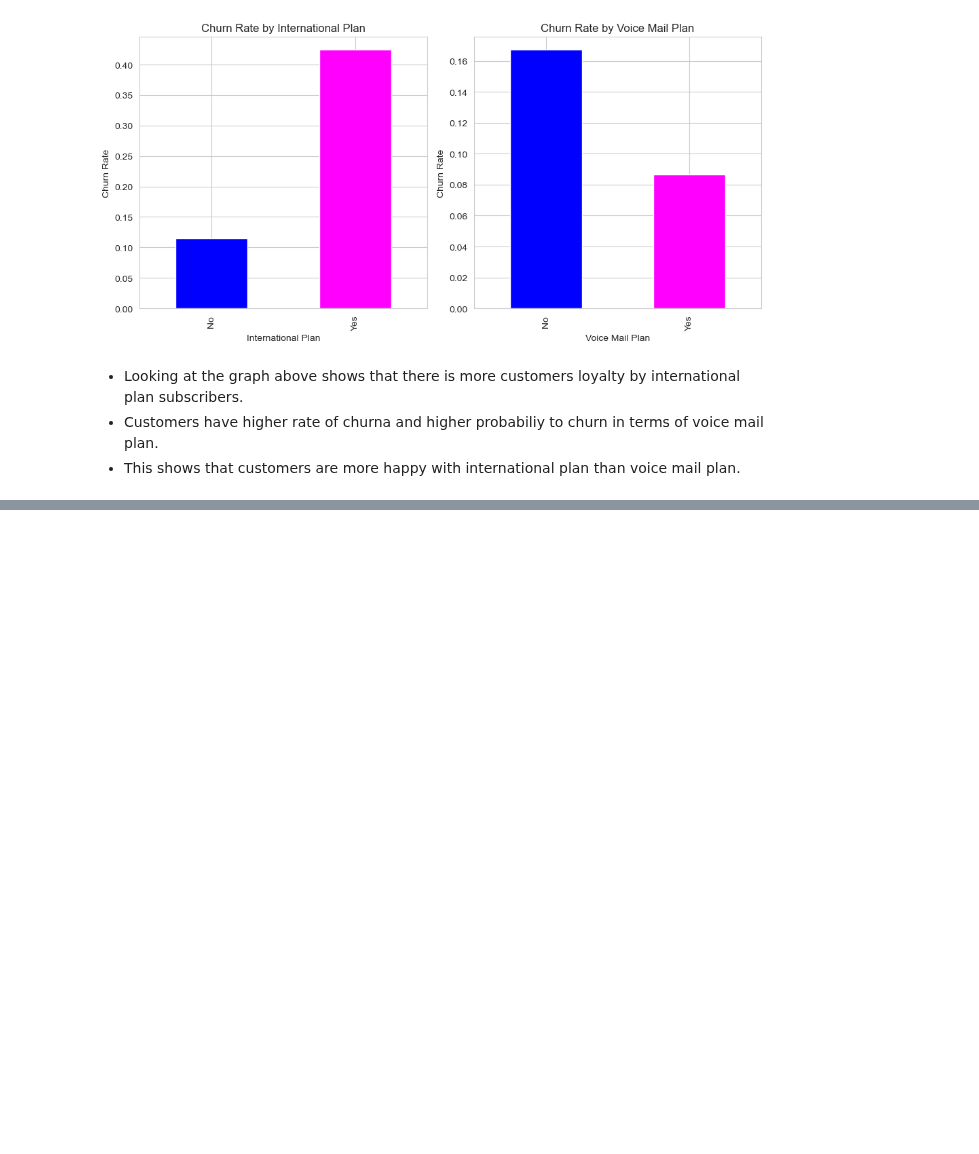
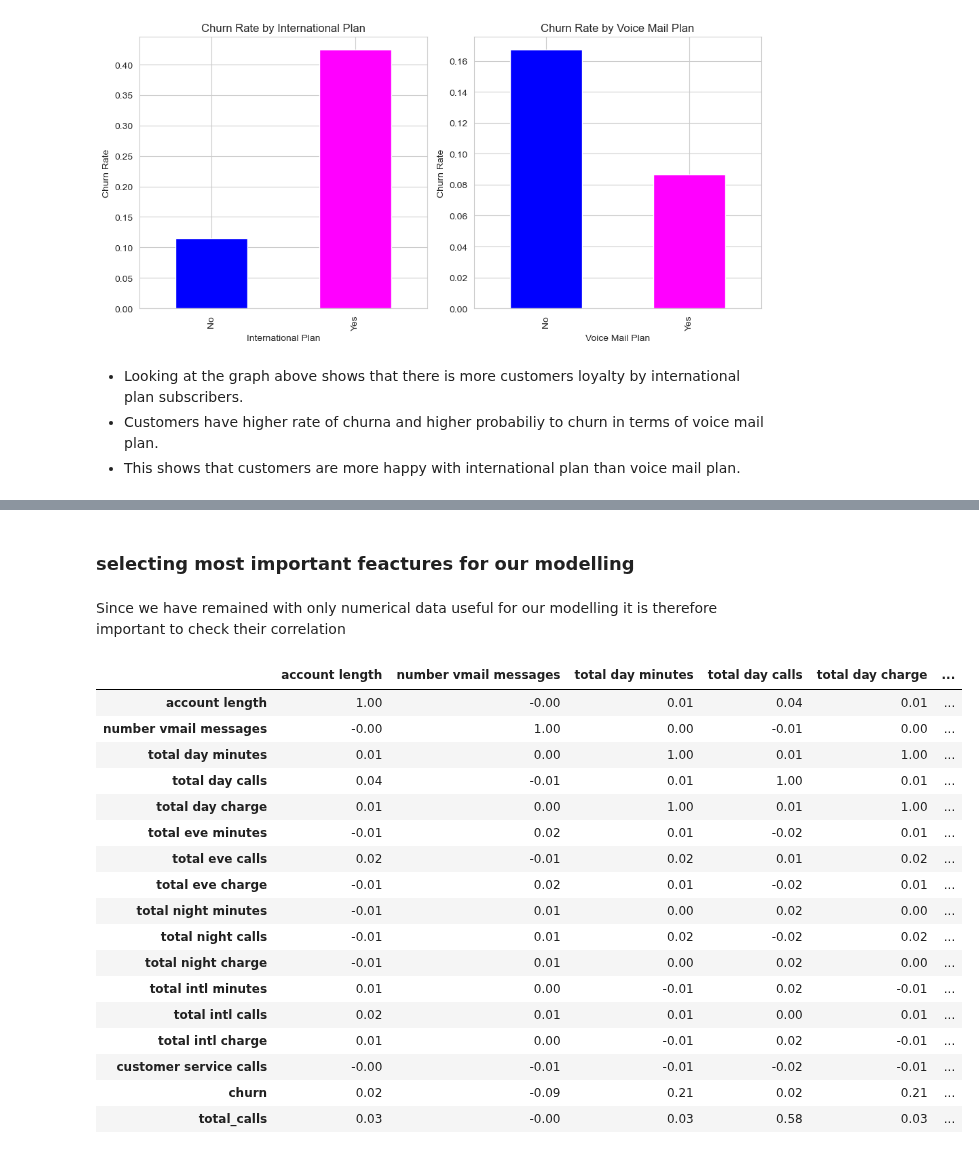
Before and after one commit to nelkemboi/dsc-phase-3-project-v2-3, a Jupyter notebook: customerchurn.ipynb, the cells around one changed output, grey strips where cells are left out. Drawn from its saved outputs; the diff is of its cells as text; code cells hidden in the pictures; blank space fills up the shorter version.

```diff
--- a/customerchurn.ipynb
+++ b/customerchurn.ipynb
@@ -281,0 +301,2 @@ plt.show()
+# %% [markdown]
+### selecting most important feactures for our modelling
@@ -281,0 +306,24 @@ plt.show()
+# %% [markdown]
+Since we have remained with only numerical data useful for our modelling it is therefore important to check their correlation
+# %%
+# cheking for correlation between variables
+seriatel_df.corr().round(2)
+# %% [output]
+|  | account length | number vmail messages | total day minutes | total day calls | total day charge | ... |
+| account length | 1.00 | -0.00 | 0.01 | 0.04 | 0.01 | ... |
+| number vmail messages | -0.00 | 1.00 | 0.00 | -0.01 | 0.00 | ... |
+| total day minutes | 0.01 | 0.00 | 1.00 | 0.01 | 1.00 | ... |
+| total day calls | 0.04 | -0.01 | 0.01 | 1.00 | 0.01 | ... |
+| total day charge | 0.01 | 0.00 | 1.00 | 0.01 | 1.00 | ... |
+| total eve minutes | -0.01 | 0.02 | 0.01 | -0.02 | 0.01 | ... |
+| total eve calls | 0.02 | -0.01 | 0.02 | 0.01 | 0.02 | ... |
+| total eve charge | -0.01 | 0.02 | 0.01 | -0.02 | 0.01 | ... |
+| total night minutes | -0.01 | 0.01 | 0.00 | 0.02 | 0.00 | ... |
+| total night calls | -0.01 | 0.01 | 0.02 | -0.02 | 0.02 | ... |
+| total night charge | -0.01 | 0.01 | 0.00 | 0.02 | 0.00 | ... |
+| total intl minutes | 0.01 | 0.00 | -0.01 | 0.02 | -0.01 | ... |
+| total intl calls | 0.02 | 0.01 | 0.01 | 0.00 | 0.01 | ... |
+| total intl charge | 0.01 | 0.00 | -0.01 | 0.02 | -0.01 | ... |
+| customer service calls | -0.00 | -0.01 | -0.01 | -0.02 | -0.01 | ... |
+| churn | 0.02 | -0.09 | 0.21 | 0.02 | 0.21 | ... |
+| total_calls | 0.03 | -0.00 | 0.03 | 0.58 | 0.03 | ... |
```
Also changed, not shown: parts of 16 cells of this notebook.
